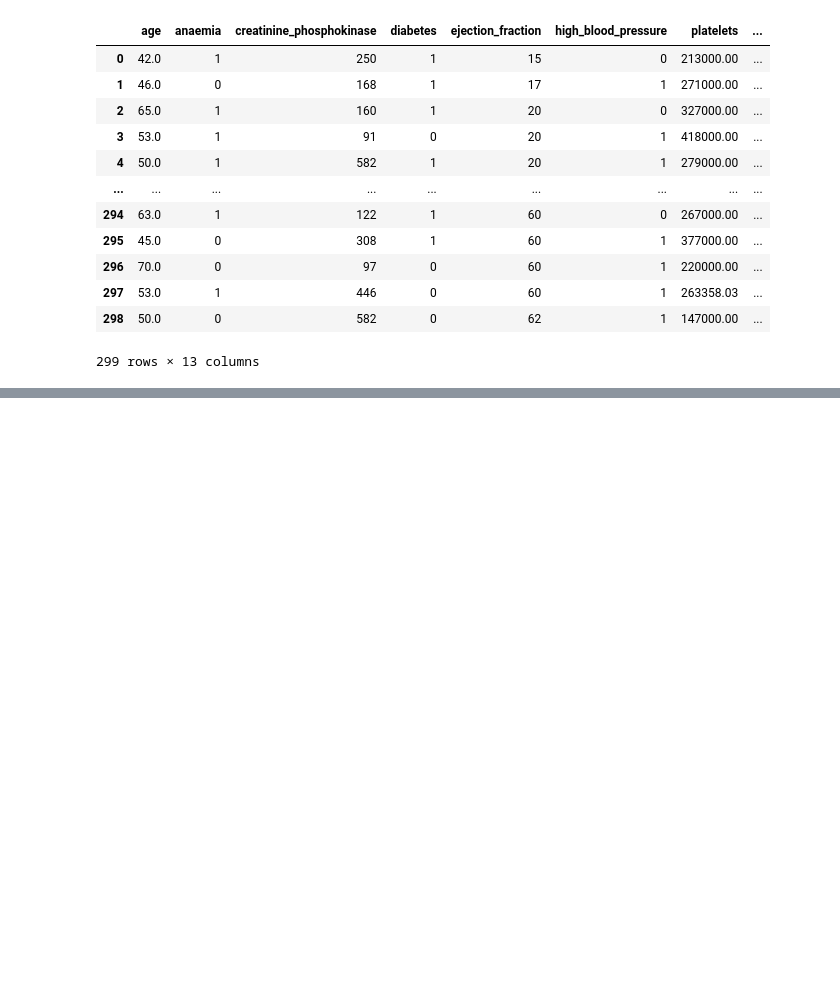
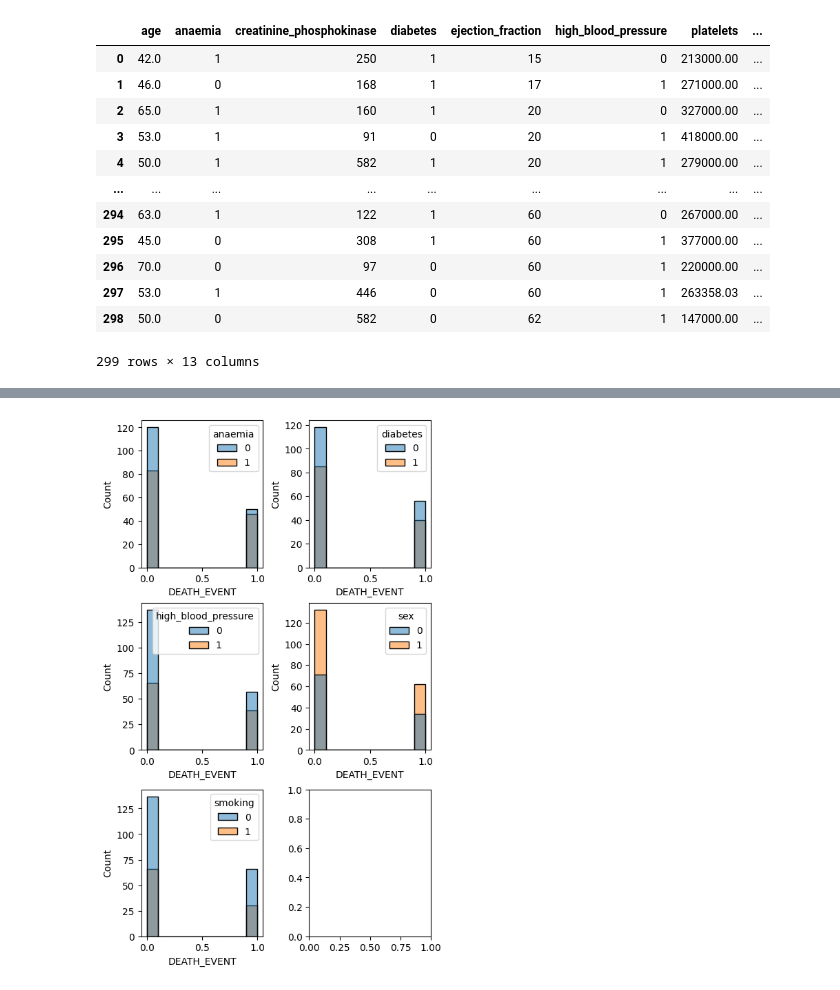
Before and after one commit to jasonrichdarmawan/p1-g3, a Jupyter notebook: h8dsft_P1G3_jason_rich_darmawan_onggo_putra.ipynb, the cells around one changed output, grey strips where cells are left out. Drawn from its saved outputs; the diff is of its cells as text; code cells hidden in the pictures; blank space fills up the shorter version.

```diff
--- a/h8dsft_P1G3_jason_rich_darmawan_onggo_putra.ipynb
+++ b/h8dsft_P1G3_jason_rich_darmawan_onggo_putra.ipynb
@@ -60,0 +302,8 @@ dt
+# %%
+def isolate():
+    fig, axes = plt.subplots(nrows=3, ncols=2, figsize=(5,8), constrained_layout=True)
+    for feature, ax in zip(nom_cols, axes.ravel()):
+        sns.histplot(data=dt, x=target, hue=feature, ax=ax)
+isolate()
+# %% [output]
+[figure, added]
```
Also changed, not shown: parts of 26 cells of this notebook, 1 other file.
